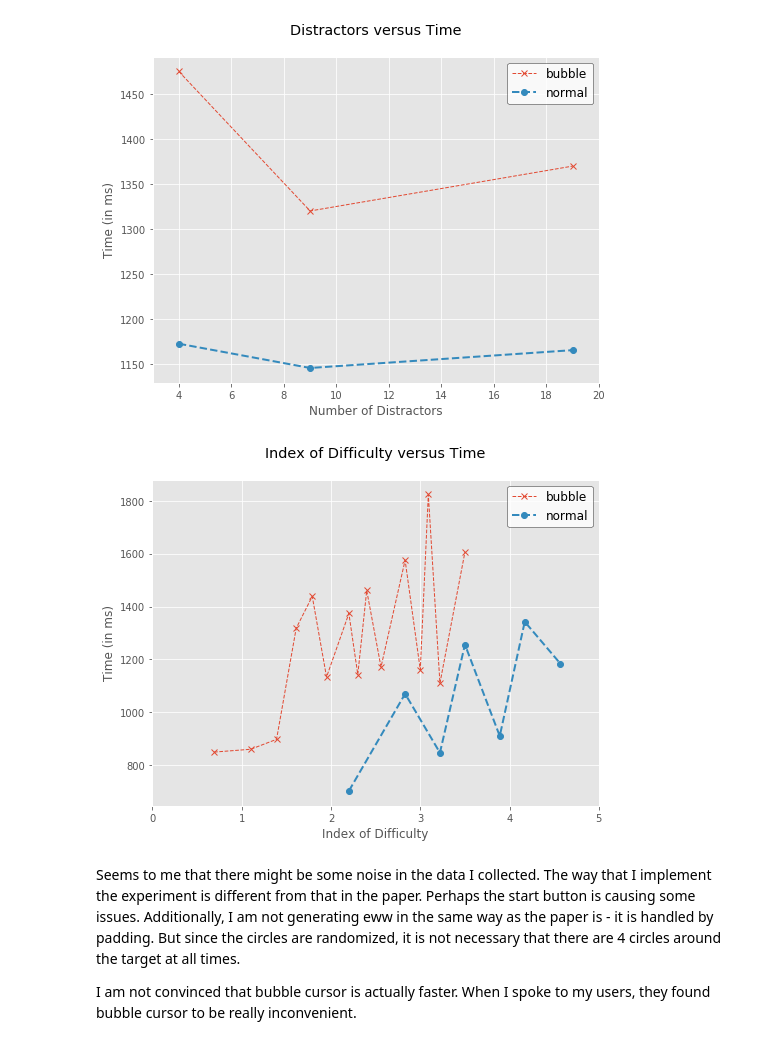
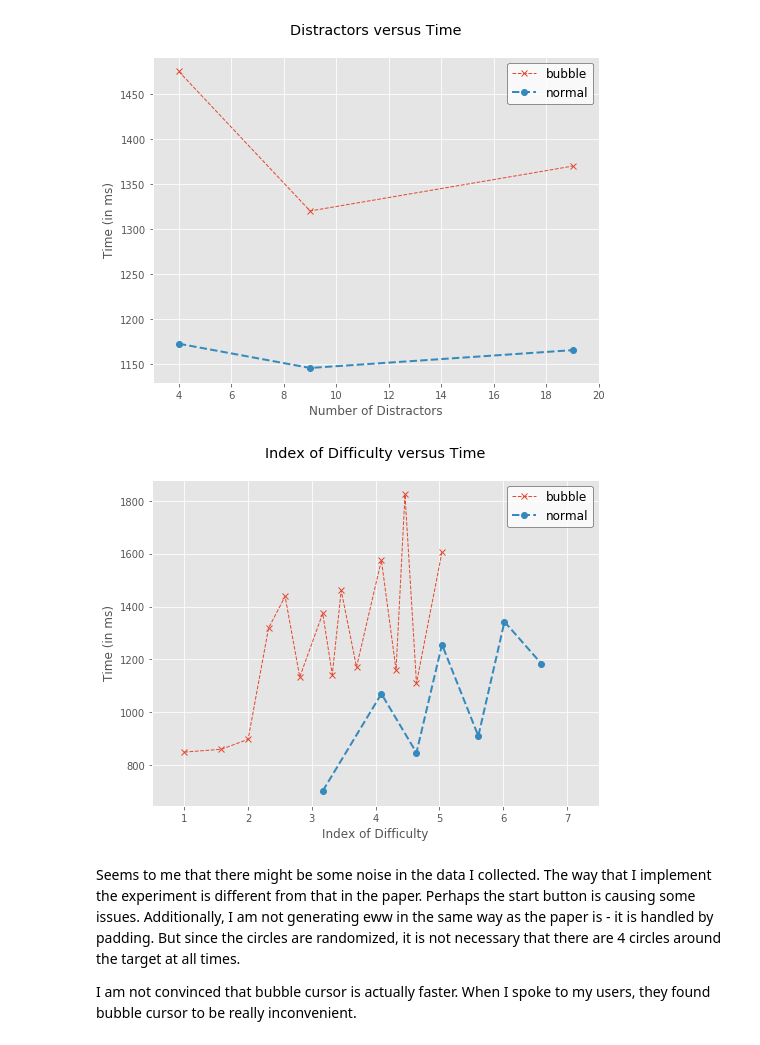
Before and after one commit to geetickachauhan/UI-Class-RS, a Jupyter notebook: notebooks/Data-Analysis.ipynb, the cells around one changed output. Cells and saved outputs as stored; diff of their text form; code cells hidden in the pictures.

Commit message:
Index of difficulty log base from e to 2

```diff
--- a/notebooks/Data-Analysis.ipynb
+++ b/notebooks/Data-Analysis.ipynb
@@ -25,10 +25,10 @@ DistractorDensity = df.groupby(['Distractors', 'Cursor'])['Time(ms)'].mean().to_
 ### Calculating index of difficulty
 # %%
 def bubblecursor(row):
-    return round(math.log(row['A']/(row['eww'] * row['w']) + 1), 2)
+    return round(math.log(row['A']/(row['eww'] * row['w']) + 1, 2), 2)
 
 def normalcursor(row):
-    return round(math.log(row['A']/row['w'] + 1), 2)
+    return round(math.log(row['A']/row['w'] + 1, 2), 2)
 
 for index, row in df.iterrows():
     if(row['Cursor'] == 'normal'):
@@ -67,9 +67,9 @@ plot(DistractorDensity, 'Distractors versus Time', 'Distractors', 'Time(ms)', 'N
 # %% [output]
 [figure]
 # %%
-plot(ID, 'Index of Difficulty versus Time', 'ID', 'Time(ms)', 'Index of Difficulty', 'Time (in ms)', [0, 5])
+plot(ID, 'Index of Difficulty versus Time', 'ID', 'Time(ms)', 'Index of Difficulty', 'Time (in ms)', [0.5, 7.5])
 # %% [output]
-[figure, old version]
+[figure, new version]
 # %% [markdown]
 Seems to me that there might be some noise in the data I collected. The way that I implement the experiment is different from that in the paper. Perhaps the start button is causing some issues. Additionally, I am not generating eww in the same way as the paper is - it is handled by padding. But since the circles are randomized, it is not necessary that there are 4 circles around the target at all times.
 
```
